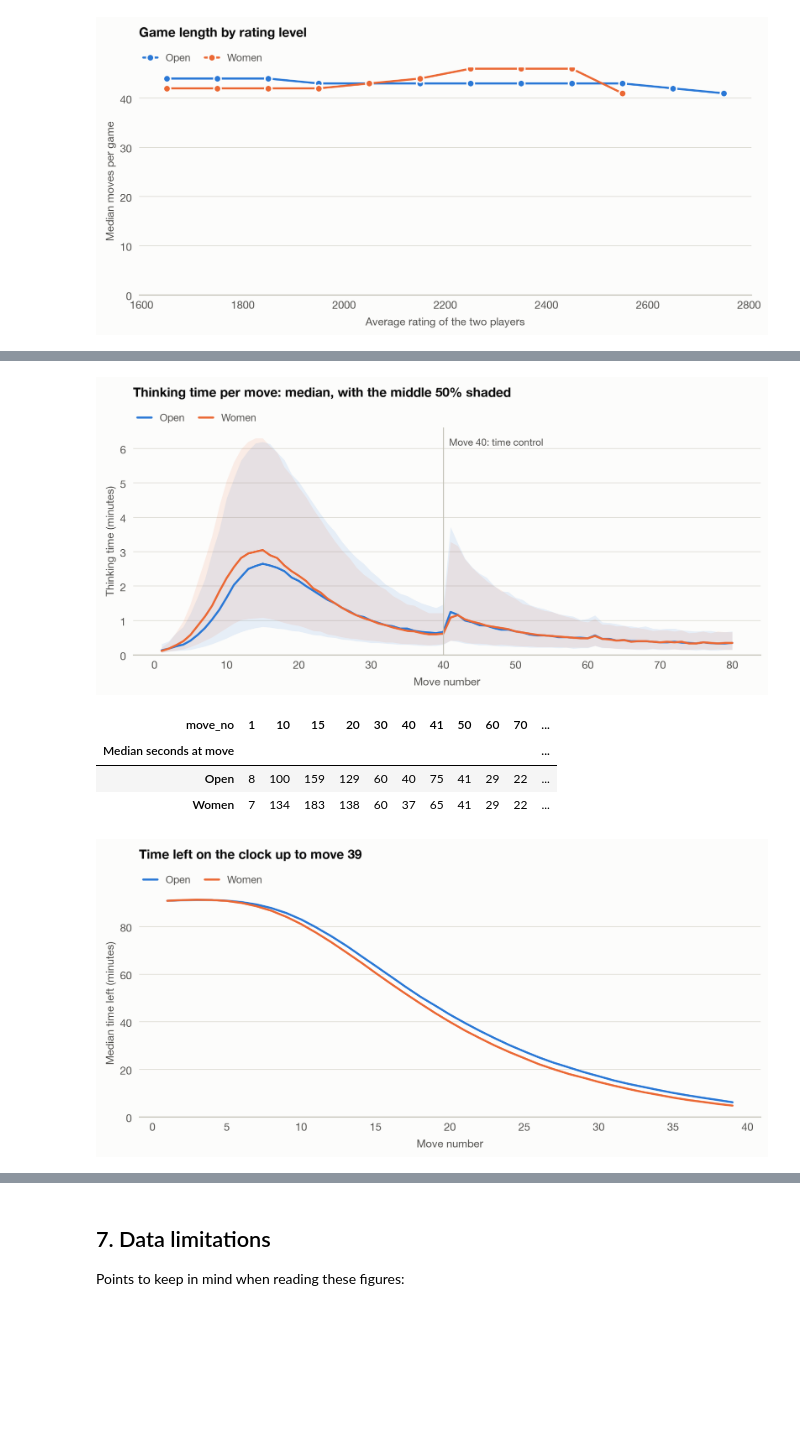
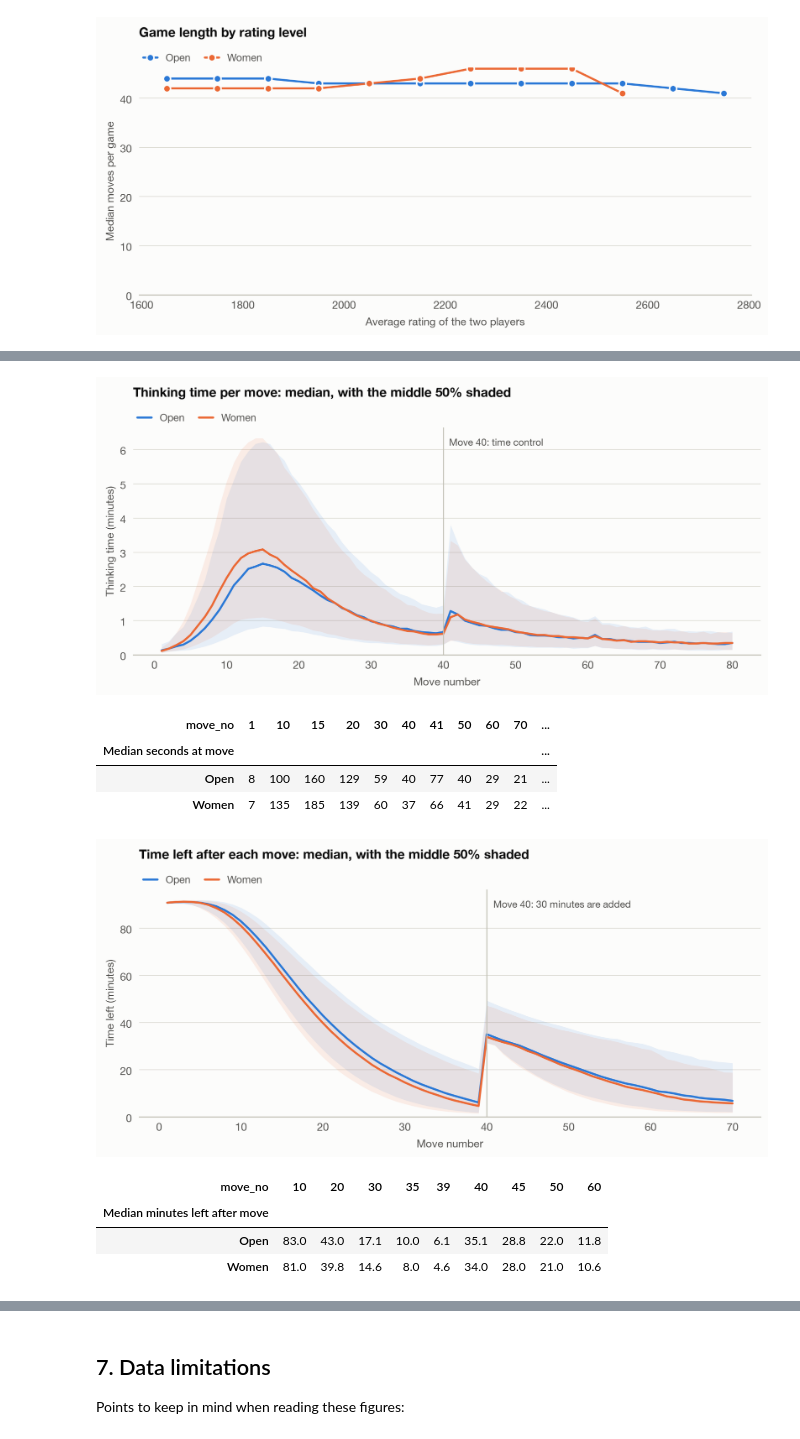
Before and after one commit to UdaraSandesha/master-thesis, a Jupyter notebook: notebooks/01_descriptive_statistics.ipynb, the cells around one changed output, grey strips where cells are left out. Cells and saved outputs as stored; diff of their text form; code cells hidden in the pictures; blank space fills up the shorter version.

Commit message:
Fix match grouping, Lichess matching and clock reconstruction

```diff
--- a/notebooks/01_descriptive_statistics.ipynb
+++ b/notebooks/01_descriptive_statistics.ipynb
@@ -604,7 +612,7 @@ fig, ax = plt.subplots()
 gap_table = {}
 for section in SECTIONS:
     stats = rate_with_ci(rated[rated.section == section], "gap_bin", "draw")
-    line_with_band(ax, np.arange(len(stats)), stats.rate, stats.ci, SECTION_COLOR[section], section, marker="o")
+    line_with_band(ax, np.arange(len(stats)), stats.rate, stats.lo, stats.hi, SECTION_COLOR[section], section, marker="o")
     gap_table[section] = stats.set_index("gap_bin")[["rate", "n"]]
 ax.set_xticks(np.arange(len(gap_names)), gap_names)
 ax.yaxis.set_major_formatter(percent)
@@ -690,10 +698,10 @@ known = played[played.board.between(1, 4)]
 board_draws, round_draws = {}, {}
 for section in SECTIONS:
     stats = rate_with_ci(known[known.section == section], "board", "draw")
-    line_with_band(axes[0], stats.board.astype(int), stats.rate, stats.ci, SECTION_COLOR[section], section, marker="o")
+    line_with_band(axes[0], stats.board.astype(int), stats.rate, stats.lo, stats.hi, SECTION_COLOR[section], section, marker="o")
     board_draws[section] = stats.set_index("board").rate
     stats = rate_with_ci(played[played.section == section], "round", "draw")
-    line_with_band(axes[1], stats["round"], stats.rate, stats.ci, SECTION_COLOR[section], section, marker="o")
+    line_with_band(axes[1], stats["round"], stats.rate, stats.lo, stats.hi, SECTION_COLOR[section], section, marker="o")
     round_draws[section] = stats.set_index("round").rate
 axes[0].set_xticks([1, 2, 3, 4])
 axes[0].set_xlabel("Board")
@@ -912,10 +927,9 @@ display(coverage)
 # %%
-clocked = played[played.has_clocks & played.end_elapsed_s.notna()].copy()
-# Each player can have at most about 2 hours plus 30 s per move, so longer games contain clock errors
-limit = 2 * (7200 + 30 * clocked.moves) + 600
-removed = (clocked.end_elapsed_s > limit).sum()
-clocked = clocked[clocked.end_elapsed_s <= limit]
+# Durations use the games whose clock data passes all checks (see section 7)
+clocked = played[played.clock_ok & played.end_elapsed_s.notna()].copy()
 clocked["hours"] = clocked.end_elapsed_s / 3600
+# Each player has at most 2 hours plus 30 s per move, so nothing should be longer than this
+limit = 2 * (7200 + 30 * clocked.moves)
 
 fig, ax = plt.subplots()
 bins = np.arange(0, 7.01, 0.25)
@@ -929,5 +943,6 @@ ax.set_title("Game duration", pad=30)
 legend_on_top(ax)
 plt.show()
 display(clocked.groupby("section").hours.describe(percentiles=[0.25, 0.5, 0.75])[["count", "mean", "25%", "50%", "75%", "max"]].round(2).astype({"count": int}))
-print(f"Removed for impossible durations: {removed} games")
+print(f"Durations above the possible maximum: {int((clocked.end_elapsed_s > limit).sum())} games")
+print(f"Played games with clock data left out because it fails a check: {int((played.has_clocks & ~played.clock_ok).sum()):,} of {int(played.has_clocks.sum()):,}")
 # %% [output]
@@ -943,16 +959,18 @@ by_move = query("""
            percentile_cont(0.5) WITHIN GROUP (ORDER BY mv.think_s) AS think_median,
            percentile_cont(0.25) WITHIN GROUP (ORDER BY mv.think_s) AS think_q1,
            percentile_cont(0.75) WITHIN GROUP (ORDER BY mv.think_s) AS think_q3,
-           percentile_cont(0.5) WITHIN GROUP (ORDER BY mv.clock_s) AS clock_median
+           percentile_cont(0.5) WITHIN GROUP (ORDER BY mv.time_left_s) AS left_median,
+           percentile_cont(0.25) WITHIN GROUP (ORDER BY mv.time_left_s) AS left_q1,
+           percentile_cont(0.75) WITHIN GROUP (ORDER BY mv.time_left_s) AS left_q3
     FROM moves mv
     JOIN games g USING (game_id)
     JOIN matches m USING (match_id)
     JOIN events e USING (event_id)
-    WHERE g.has_clocks AND mv.think_plies = 1 AND mv.move_no <= 80
+    WHERE g.clock_ok AND mv.think_plies = 1 AND mv.move_no <= 80
     GROUP BY 1, 2
     ORDER BY 1, 2
 """)
-for col in ["think_median", "think_q1", "think_q3", "clock_median"]:
+for col in ["think_median", "think_q1", "think_q3", "left_median", "left_q1", "left_q3"]:
     by_move[col] = by_move[col].astype(float)
 
 fig, ax = plt.subplots()
@@ -974,18 +992,28 @@ display(every_ten.pivot(index="section", columns="move_no", values="think_median
 [figure]
 | move_no | 1 | 10 | 15 | 20 | 30 | 40 | 41 | 50 | 60 | 70 | ... |
 | Median seconds at move |  |  |  |  |  |  |  |  |  |  | ... |
-| Open | 8 | 100 | 159 | 129 | 60 | 40 | 75 | 41 | 29 | 22 | ... |
-| Women | 7 | 134 | 183 | 138 | 60 | 37 | 65 | 41 | 29 | 22 | ... |
+| Open | 8 | 100 | 160 | 129 | 59 | 40 | 77 | 40 | 29 | 21 | ... |
+| Women | 7 | 135 | 185 | 139 | 60 | 37 | 66 | 41 | 29 | 22 | ... |
 # %%
+# time_left_s is the clock reading, plus the 30-minute bonus from move 40 on while the clock does not show it yet
 fig, ax = plt.subplots()
 for section in SECTIONS:
-    t = by_move[(by_move.section == section) & (by_move.move_no <= 39)]
-    ax.plot(t.move_no, t.clock_median / 60, color=SECTION_COLOR[section], label=section)
+    t = by_move[(by_move.section == section) & (by_move.move_no <= 70)]
+    ax.fill_between(t.move_no, t.left_q1 / 60, t.left_q3 / 60, color=SECTION_COLOR[section], alpha=0.1, linewidth=0)
+    ax.plot(t.move_no, t.left_median / 60, color=SECTION_COLOR[section], label=section)
+ax.axvline(40, color=AXIS, linewidth=1)
+ax.text(40.8, ax.get_ylim()[1] * 0.92, "Move 40: 30 minutes are added", color=INK_2, fontsize=9.5)
 ax.set_ylim(0, None)
 ax.set_xlabel("Move number")
-ax.set_ylabel("Median time left (minutes)")
-ax.set_title("Time left on the clock up to move 39", pad=30)
+ax.set_ylabel("Time left (minutes)")
+ax.set_title("Time left after each move: median, with the middle 50% shaded", pad=30)
 legend_on_top(ax)
 plt.show()
+some_moves = by_move[by_move.move_no.isin([10, 20, 30, 35, 39, 40, 45, 50, 60])]
+display((some_moves.pivot(index="section", columns="move_no", values="left_median") / 60).round(1).rename_axis("Median minutes left after move"))
 # %% [output]
-[figure, old version]
+[figure, new version]
+| move_no | 10 | 20 | 30 | 35 | 39 | 40 | 45 | 50 | 60 |
+| Median minutes left after move |  |  |  |  |  |  |  |  |  |
+| Open | 83.0 | 43.0 | 17.1 | 10.0 | 6.1 | 35.1 | 28.8 | 22.0 | 11.8 |
+| Women | 81.0 | 39.8 | 14.6 | 8.0 | 4.6 | 34.0 | 28.0 | 21.0 | 10.6 |
```
Also changed, not shown: parts of 27 cells of this notebook, 10 other files.
